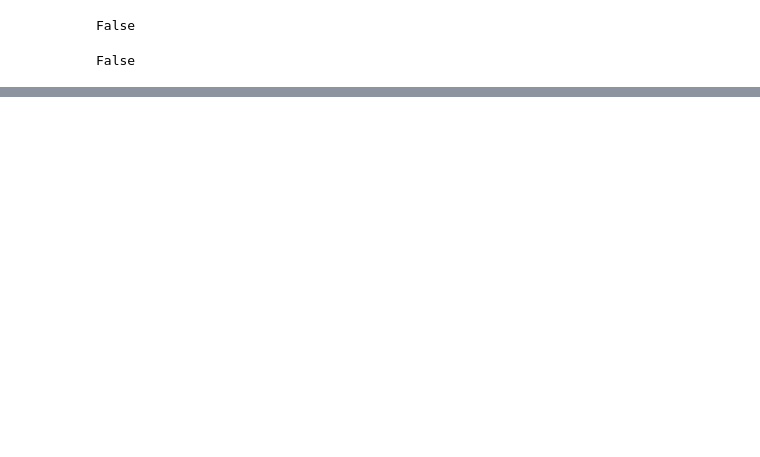
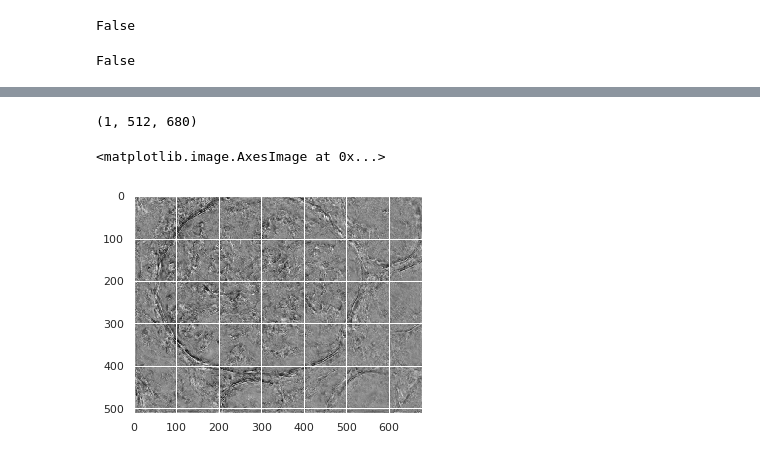
Before and after one commit to dong100136/pytorchutils, a Jupyter notebook: work.ipynb, the cells around one changed output, grey strips where cells are left out. Cells and saved outputs as stored; diff of their text form; code cells hidden in the pictures; blank space fills up the shorter version.

```diff
--- a/work.ipynb
+++ b/work.ipynb
@@ -18,0 +102,12 @@ False
+# %%
+import matplotlib.pyplot as plt
+%matplotlib inline
+img = outputs[0].detach().cpu().numpy()
+print(np.shape(img))
+img = np.transpose(img,(1,2,0))
+img = np.reshape(img,np.shape(img)[:-1])
+plt.imshow(img,cmap='gray')
+# %% [output]
+(1, 512, 680)
+<matplotlib.image.AxesImage at 0x...>
+[figure, added]
```
Also changed, not shown: parts of 3 cells of this notebook, 7 other files.
